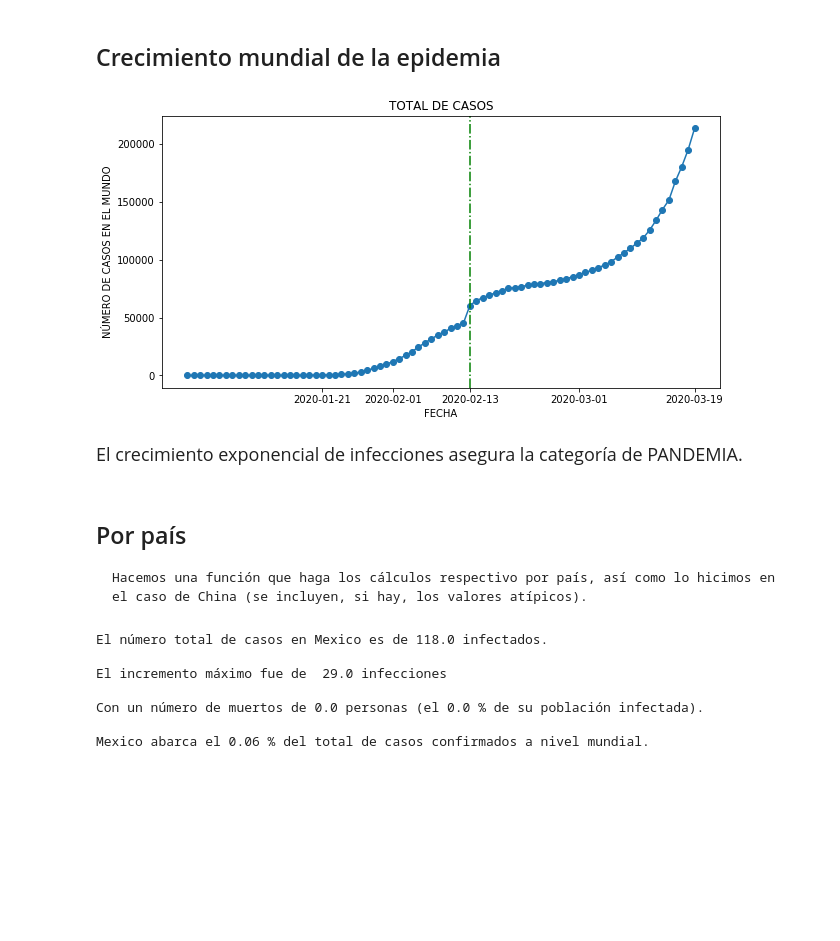
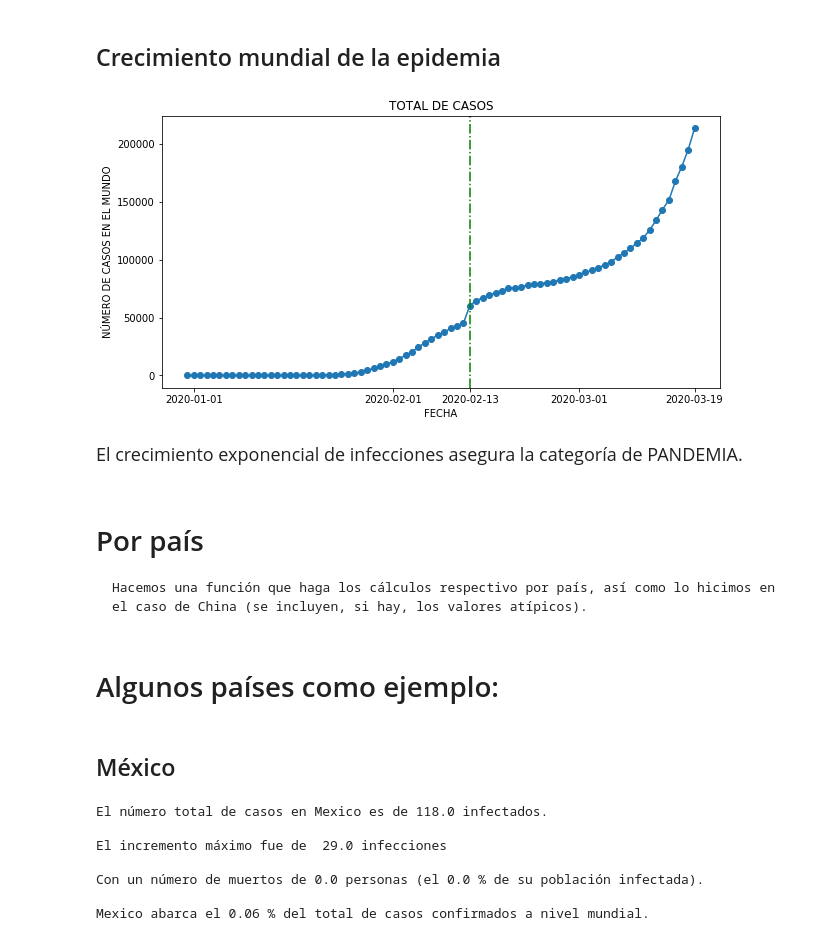
Before and after one commit to octavio5545/COVID-19, a Jupyter notebook: COVID-19_SincronizadoWeb.ipynb, the cells around one changed output. Cells and saved outputs as stored; diff of their text form; code cells hidden in the pictures; blank space fills up the shorter version.

```diff
--- a/COVID-19_SincronizadoWeb.ipynb
+++ b/COVID-19_SincronizadoWeb.ipynb
@@ -231,20 +224,20 @@ cases_world = total_cases[['date','World']]
 # %%
 plt.figure(figsize=(10,5))
 plt.plot(cases_world['date'], cases_world['World'], marker='o')
 plt.axvline(x='2020-02-13', color='g', ls='-.')
 
-plt.xticks(['2020-01-21', '2020-02-01', '2020-02-13', '2020-03-01', cases_world['date'][len(total_cases)-1]])
+plt.xticks(['2020-01-01', '2020-02-01', '2020-02-13', '2020-03-01', cases_world['date'][len(total_cases)-1]])
 plt.xlabel('FECHA')
 plt.ylabel('NÚMERO DE CASOS EN EL MUNDO')
 plt.title('TOTAL DE CASOS');
 # %% [output]
-[figure, old version]
+[figure, new version]
 # %% [markdown]
 <font size=4>
 
 El crecimiento exponencial de infecciones asegura la categoría de PANDEMIA.
 # %% [markdown]
-## Por país
+# Por país
 
     Hacemos una función que haga los cálculos respectivo por país, así como lo hicimos en el caso de China (se incluyen, si hay, los valores atípicos).
 # %%
@@ -305,4 +298,8 @@ def estadisticos(data, str_country):
     print("\nCon un número de muertos de", deaths_country , "personas (el", round(porcentaje_deaths,2), "% de su población infectada).\n")
 
     print(str_country, "abarca el", round(porcentaje,2), "% del total de casos confirmados a nivel mundial.")
+# %% [markdown]
+# Algunos países como ejemplo:
+# %% [markdown]
+## México
 # %%
```
Also changed, not shown: parts of 14 cells of this notebook, 1 other file.
